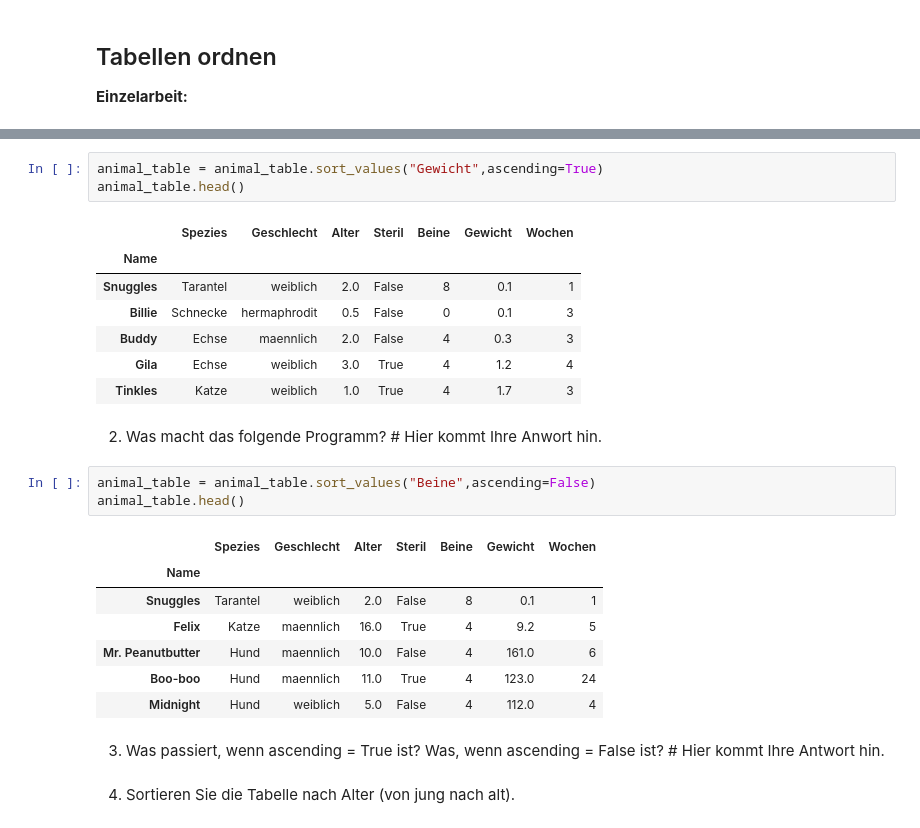
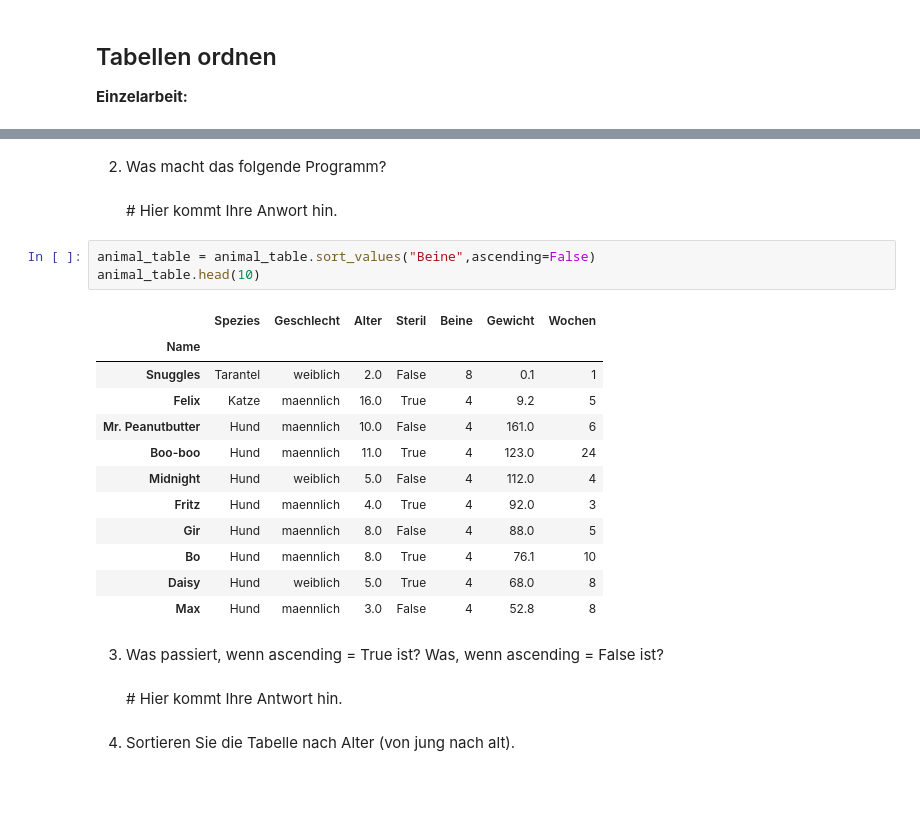
Before and after one commit to andreasstoll/Notebooks_Arbeit, a Jupyter notebook: _4_Tabellenmethoden.ipynb, the cells around one changed output, grey strips where cells are left out. Drawn from its saved outputs; the diff is of its cells as text; blank space fills up the shorter version.

```diff
--- a/_4_Tabellenmethoden.ipynb
+++ b/_4_Tabellenmethoden.ipynb
@@ -130,29 +150,23 @@ months(animal1)
+# %% [markdown]
+2. Was macht das folgende Programm? <br><br> # Hier kommt Ihre Anwort hin.
 # %%
-animal_table = animal_table.sort_values("Gewicht",ascending=True)
-animal_table.head()
+animal_table = animal_table.sort_values("Beine",ascending=False)
+animal_table.head(10)
 # %% [output]
 |  | Spezies | Geschlecht | Alter | Steril | Beine | Gewicht | Wochen |
 | Name |  |  |  |  |  |  |  |
 | Snuggles | Tarantel | weiblich | 2.0 | False | 8 | 0.1 | 1 |
-| Billie | Schnecke | hermaphrodit | 0.5 | False | 0 | 0.1 | 3 |
-| Buddy | Echse | maennlich | 2.0 | False | 4 | 0.3 | 3 |
-| Gila | Echse | weiblich | 3.0 | True | 4 | 1.2 | 4 |
-| Tinkles | Katze | weiblich | 1.0 | True | 4 | 1.7 | 3 |
+| Felix | Katze | maennlich | 16.0 | True | 4 | 9.2 | 5 |
+| Mr. Peanutbutter | Hund | maennlich | 10.0 | False | 4 | 161.0 | 6 |
+| Boo-boo | Hund | maennlich | 11.0 | True | 4 | 123.0 | 24 |
+| Midnight | Hund | weiblich | 5.0 | False | 4 | 112.0 | 4 |
+| Fritz | Hund | maennlich | 4.0 | True | 4 | 92.0 | 3 |
+| Gir | Hund | maennlich | 8.0 | False | 4 | 88.0 | 5 |
+| Bo | Hund | maennlich | 8.0 | True | 4 | 76.1 | 10 |
+| Daisy | Hund | weiblich | 5.0 | True | 4 | 68.0 | 8 |
+| Max | Hund | maennlich | 3.0 | False | 4 | 52.8 | 8 |
-# %% [markdown]
-2. Was macht das folgende Programm? # Hier kommt Ihre Anwort hin.
-# %%
-animal_table = animal_table.sort_values("Beine",ascending=False)
-animal_table.head()
-# %% [output]
-|  | Spezies | Geschlecht | Alter | Steril | Beine | Gewicht | Wochen |
-| Name |  |  |  |  |  |  |  |
-| Snuggles | Tarantel | weiblich | 2.0 | False | 8 | 0.1 | 1 |
-| Felix | Katze | maennlich | 16.0 | True | 4 | 9.2 | 5 |
-| Mr. Peanutbutter | Hund | maennlich | 10.0 | False | 4 | 161.0 | 6 |
-| Boo-boo | Hund | maennlich | 11.0 | True | 4 | 123.0 | 24 |
-| Midnight | Hund | weiblich | 5.0 | False | 4 | 112.0 | 4 |
 # %% [markdown]
-3. Was passiert, wenn ascending = True ist? Was, wenn ascending = False ist? # Hier kommt Ihre Antwort hin.
+3. Was passiert, wenn ascending = True ist? Was, wenn ascending = False ist? <br><br># Hier kommt Ihre Antwort hin.
 # %% [markdown]
 4. Sortieren Sie die Tabelle nach Alter (von jung nach alt).
 # %%
```
Also changed, not shown: parts of 50 cells of this notebook, 2 other files.
